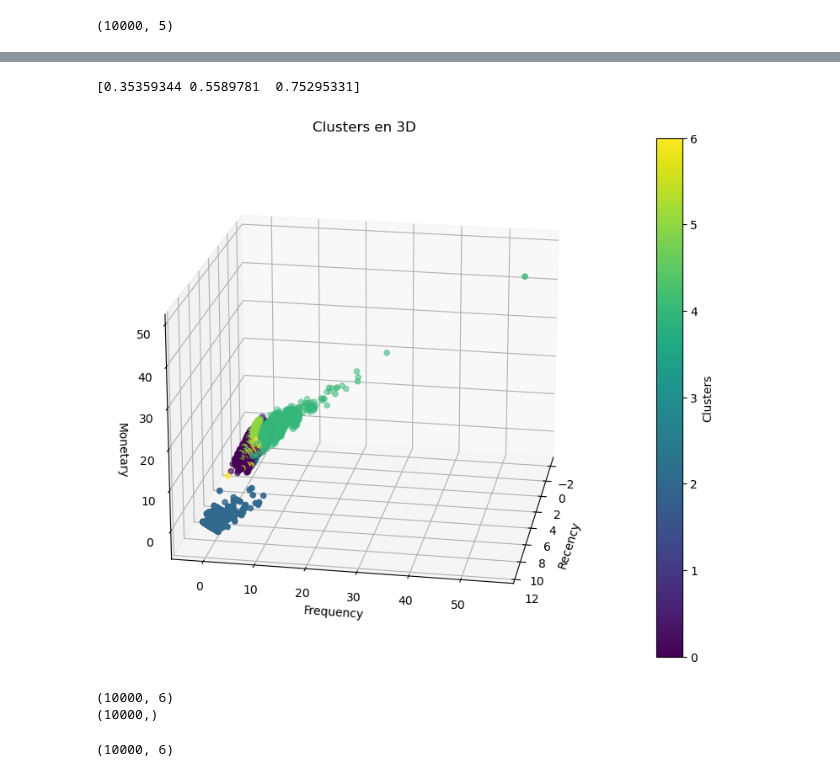
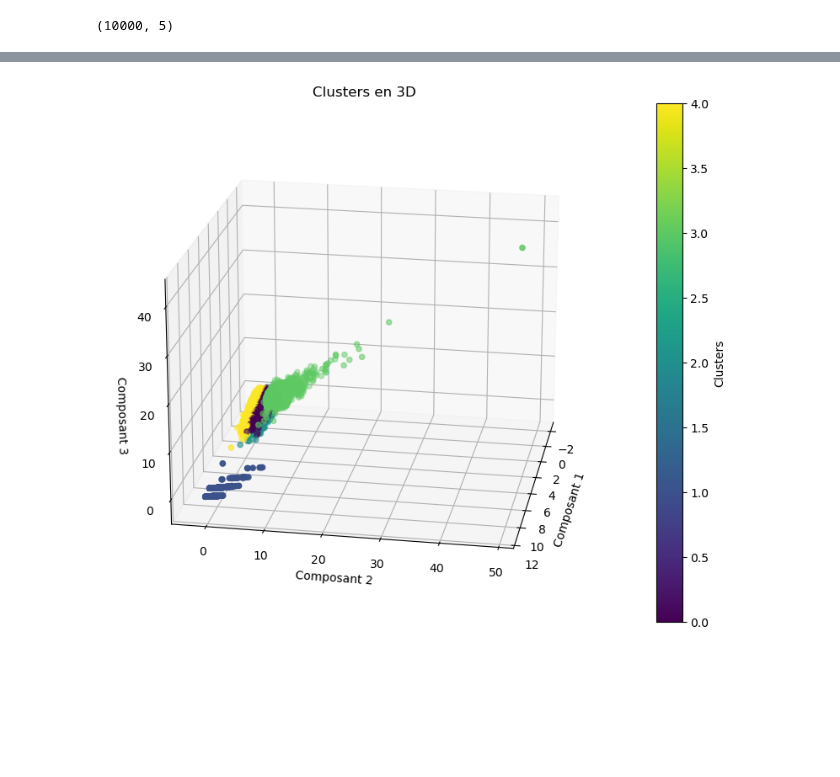
Before and after one commit to HaDock404/CustomerSegmentation, a Jupyter notebook: Notebook/6.Final_clustering_Kmeans.ipynb, the cells around one changed output, grey strips where cells are left out. Cells and saved outputs as stored; diff of their text form; code cells hidden in the pictures; blank space fills up the shorter version.

```diff
--- a/Notebook/6.Final_clustering_Kmeans.ipynb
+++ b/Notebook/6.Final_clustering_Kmeans.ipynb
@@ -69,0 +175,8 @@ print(y.shape)
+# %%
+df = pd.read_csv('../Data/5.RFM_augmented.csv')
+df.drop(columns=['review_score'], inplace=True)
+df_sample = df.sample(10000, replace=False)
+X = df_sample.drop('customer_unique_id', axis=1).values
+y = df_sample['customer_unique_id'].values
+print(X.shape)
+print(y.shape)
@@ -92,10 +208,10 @@ plt.plot(range(2, 10), silhouettes, marker='o')
 from sklearn import decomposition
 
 X = df.drop('customer_unique_id', axis=1).values
-X_norm = preprocessing.scale(X)
+X_norm2 = preprocessing.scale(X)
 
-pca = decomposition.PCA(n_components=2)
-pca.fit(X_norm)
+pca = decomposition.PCA(n_components=3)
+pca.fit(X_norm2)
 print(pca.explained_variance_ratio_.cumsum())
-X_trans = pca.transform(X_norm)
+X_trans = pca.transform(X_norm2)
 # %% [output]
@@ -113,51 +219,26 @@ ax.scatter(X_trans[:, 0], X_trans[:, 1], c=cls.labels_)#on observe la première
-# %%
-from sklearn import decomposition
-
-X = df.drop('customer_unique_id', axis=1).values
-X_norm = preprocessing.scale(X)
-
-pca = decomposition.PCA(n_components=3)
-pca.fit(X_norm)
-print(pca.explained_variance_ratio_.cumsum())
-X_trans = pca.transform(X_norm)
-# %% [output]
-[0.35359344 0.5589781  0.75295331]
 # %%
 from mpl_toolkits.mplot3d import Axes3D
+import time
+
+cls2 = cluster.KMeans(n_clusters=5)
+scoring_time_start2 = time.time()
+cls2.fit(X_norm2)
+scoring_time_end2 = time.time()
 
 fig = plt.figure(figsize=(10, 8))
 ax = fig.add_subplot(111, projection='3d')
-#ax.scatter(df['Recency'], df['Frequency'], df['Monetary'], c=df['Cluster'], cmap='viridis')
 
-scatter = ax.scatter(X_trans[:, 0], X_trans[:, 1], X_trans[:, 2], c=cls.labels_, cmap='viridis')
+scatter = ax.scatter(X_trans[:, 0], X_trans[:, 1], X_trans[:, 2], c=cls2.labels_, cmap='viridis')
 
 fig.colorbar(scatter, ax=ax, label='Clusters')
 
-ax.set_xlabel('Recency')
-ax.set_ylabel('Frequency')
-ax.set_zlabel('Monetary')
+ax.set_xlabel('Composant 1')
+ax.set_ylabel('Composant 2')
+ax.set_zlabel('Composant 3')
 
 ax.view_init(azim=10, elev=20)
 
 plt.title('Clusters en 3D')
 plt.show()
 # %% [output]
-[figure, old version]
+[figure, new version]
-# %%
-df = pd.read_csv('../Data/5.RFM_augmented.csv')
-#df.drop(columns=['product_category_name_english'], inplace=True)
-df_sample = df.sample(10000, replace=False)
-X = df_sample.drop('customer_unique_id', axis=1).values
-y = df_sample['customer_unique_id'].values
-print(X.shape)
-print(y.shape)
-# %% [output]
-(10000, 6)
-(10000,)
-# %%
-from sklearn import preprocessing
-
-X_norm = preprocessing.scale(X)
-print(X_norm.shape)
-# %% [output]
-(10000, 6)
```
Also changed, not shown: parts of 22 cells of this notebook, 9 other files.
